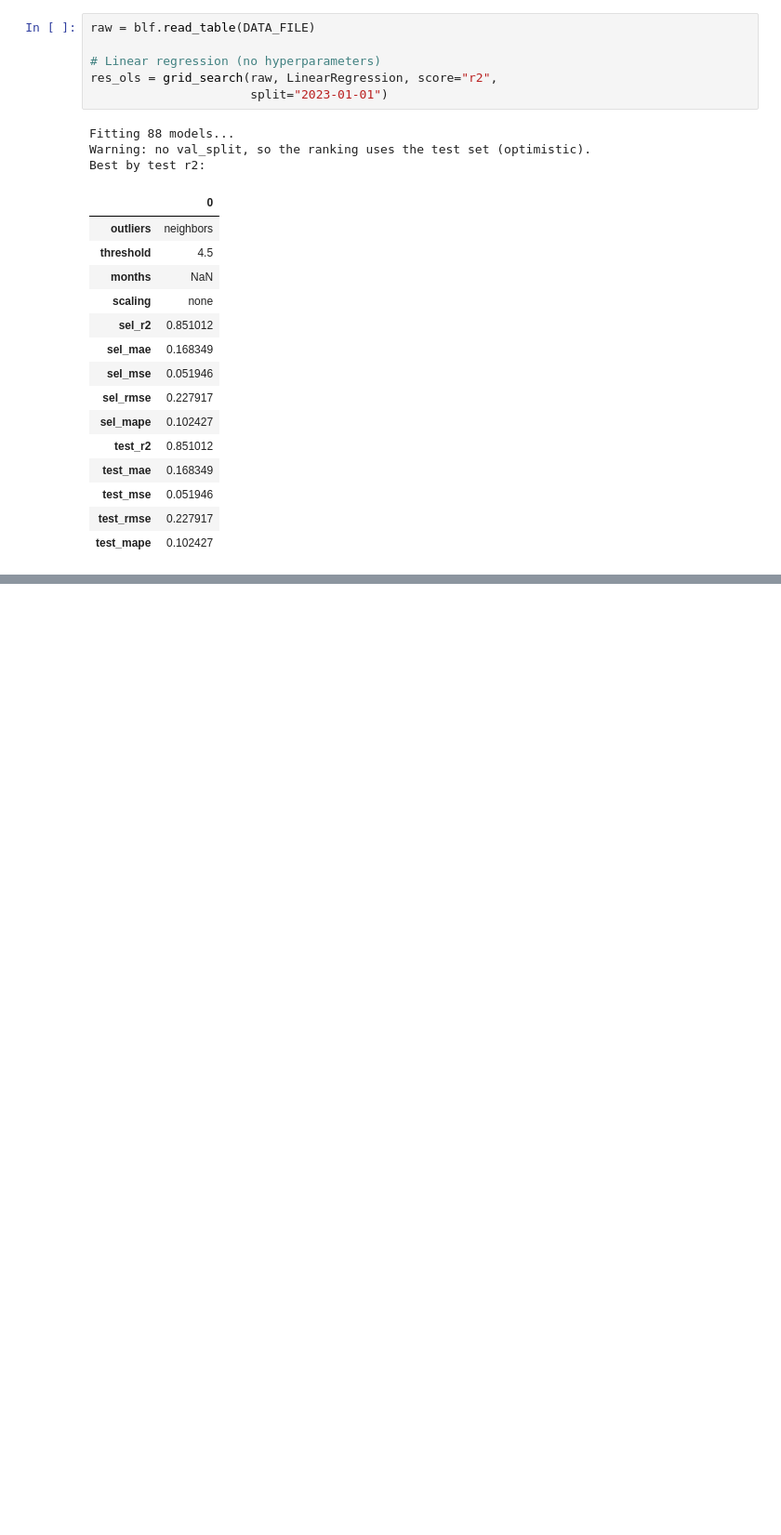
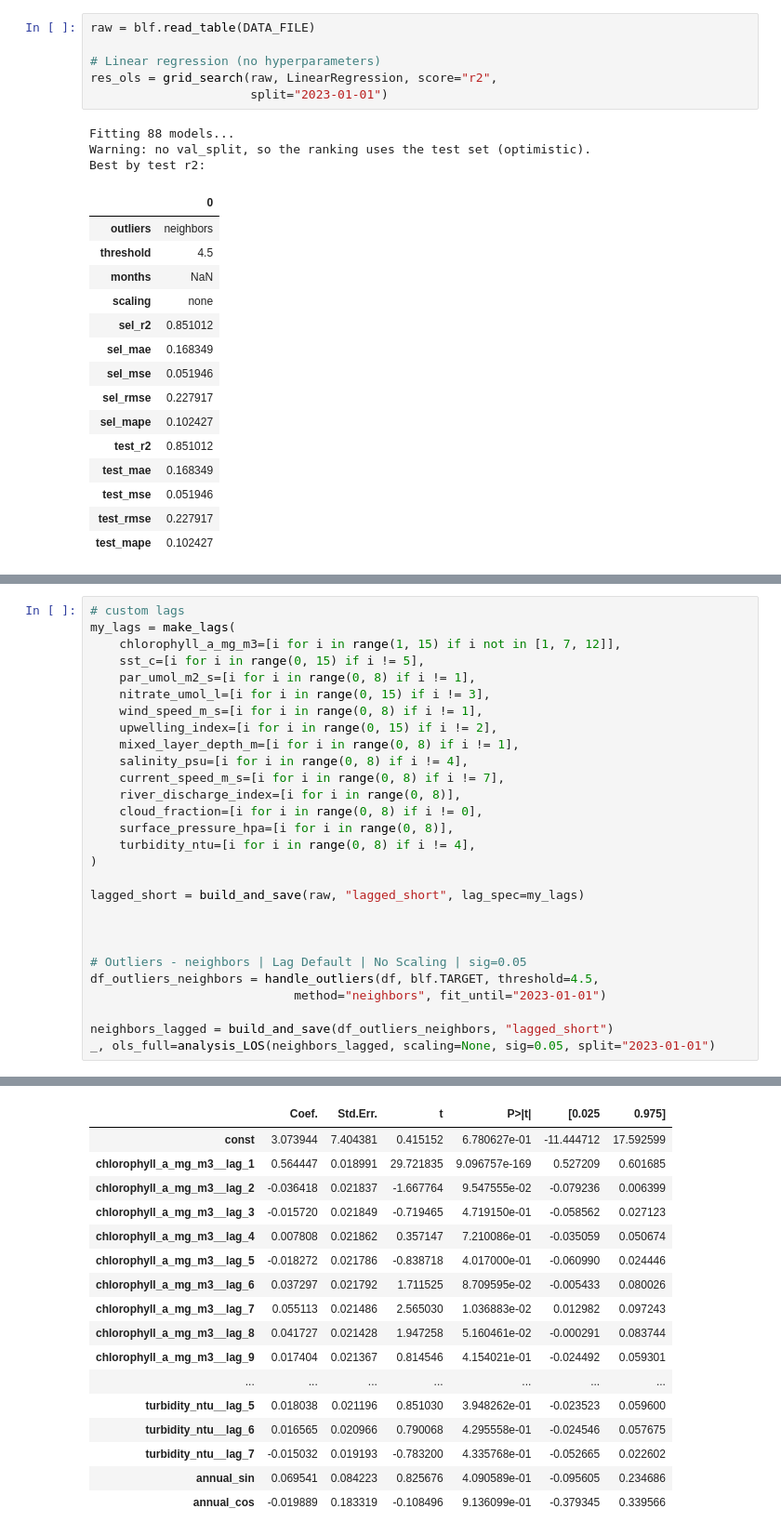
Before and after one commit to margaridardsf/Projeto-Machine-Learning, a Jupyter notebook: project_part1/training_code/experiencias3.ipynb, the cells around one changed output, grey strips where cells are left out. Shown at 93% size. Saved outputs shown, nothing was run; the diff lists cells and outputs as text; blank space fills up the shorter version.

```diff
--- a/project_part1/training_code/experiencias3.ipynb
+++ b/project_part1/training_code/experiencias3.ipynb
@@ -1127,0 +1369,29 @@ Best by test r2:
+# %%
+# custom lags
+my_lags = make_lags(
+    chlorophyll_a_mg_m3=[i for i in range(1, 15) if i not in [1, 7, 12]],
+    sst_c=[i for i in range(0, 15) if i != 5],
+    par_umol_m2_s=[i for i in range(0, 8) if i != 1],
+    nitrate_umol_l=[i for i in range(0, 15) if i != 3],
+    wind_speed_m_s=[i for i in range(0, 8) if i != 1],
+    upwelling_index=[i for i in range(0, 15) if i != 2],
+    mixed_layer_depth_m=[i for i in range(0, 8) if i != 1],
+    salinity_psu=[i for i in range(0, 8) if i != 4],
+    current_speed_m_s=[i for i in range(0, 8) if i != 7],
+    river_discharge_index=[i for i in range(0, 8)],
+    cloud_fraction=[i for i in range(0, 8) if i != 0],
+    surface_pressure_hpa=[i for i in range(0, 8)],
+    turbidity_ntu=[i for i in range(0, 8) if i != 4],
+)
+
+lagged_short = build_and_save(raw, "lagged_short", lag_spec=my_lags)
+
+
+
+# Outliers - neighbors | Lag Default | No Scaling | sig=0.05
+df_outliers_neighbors = handle_outliers(df, blf.TARGET, threshold=4.5,
+                            method="neighbors", fit_until="2023-01-01")
+
+neighbors_lagged = build_and_save(df_outliers_neighbors, "lagged_short")
+_, ols_full=analysis_LOS(neighbors_lagged, scaling=None, sig=0.05, split="2023-01-01")
+# %% [output]
@@ -1127,0 +1415,17 @@ Best by test r2:
+|  | Coef. | Std.Err. | t | P>|t| | [0.025 | 0.975] |
+| const | 3.073944 | 7.404381 | 0.415152 | 6.780627e-01 | -11.444712 | 17.592599 |
+| chlorophyll_a_mg_m3__lag_1 | 0.564447 | 0.018991 | 29.721835 | 9.096757e-169 | 0.527209 | 0.601685 |
+| chlorophyll_a_mg_m3__lag_2 | -0.036418 | 0.021837 | -1.667764 | 9.547555e-02 | -0.079236 | 0.006399 |
+| chlorophyll_a_mg_m3__lag_3 | -0.015720 | 0.021849 | -0.719465 | 4.719150e-01 | -0.058562 | 0.027123 |
+| chlorophyll_a_mg_m3__lag_4 | 0.007808 | 0.021862 | 0.357147 | 7.210086e-01 | -0.035059 | 0.050674 |
+| chlorophyll_a_mg_m3__lag_5 | -0.018272 | 0.021786 | -0.838718 | 4.017000e-01 | -0.060990 | 0.024446 |
+| chlorophyll_a_mg_m3__lag_6 | 0.037297 | 0.021792 | 1.711525 | 8.709595e-02 | -0.005433 | 0.080026 |
+| chlorophyll_a_mg_m3__lag_7 | 0.055113 | 0.021486 | 2.565030 | 1.036883e-02 | 0.012982 | 0.097243 |
+| chlorophyll_a_mg_m3__lag_8 | 0.041727 | 0.021428 | 1.947258 | 5.160461e-02 | -0.000291 | 0.083744 |
+| chlorophyll_a_mg_m3__lag_9 | 0.017404 | 0.021367 | 0.814546 | 4.154021e-01 | -0.024492 | 0.059301 |
+| ... | ... | ... | ... | ... | ... | ... |
+| turbidity_ntu__lag_5 | 0.018038 | 0.021196 | 0.851030 | 3.948262e-01 | -0.023523 | 0.059600 |
+| turbidity_ntu__lag_6 | 0.016565 | 0.020966 | 0.790068 | 4.295558e-01 | -0.024546 | 0.057675 |
+| turbidity_ntu__lag_7 | -0.015032 | 0.019193 | -0.783200 | 4.335768e-01 | -0.052665 | 0.022602 |
+| annual_sin | 0.069541 | 0.084223 | 0.825676 | 4.090589e-01 | -0.095605 | 0.234686 |
+| annual_cos | -0.019889 | 0.183319 | -0.108496 | 9.136099e-01 | -0.379345 | 0.339566 |
```
Also changed, not shown: parts of 5 cells of this notebook, 6 other files.
